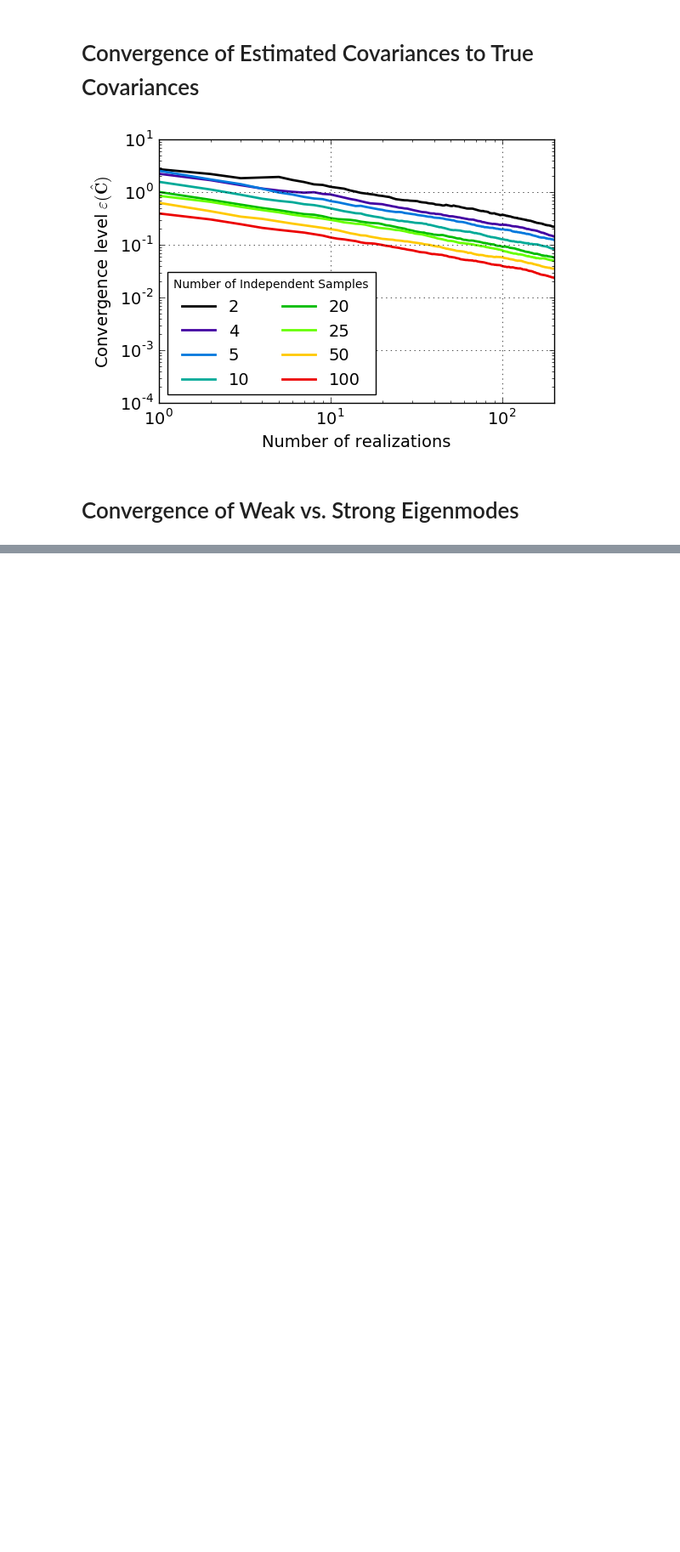
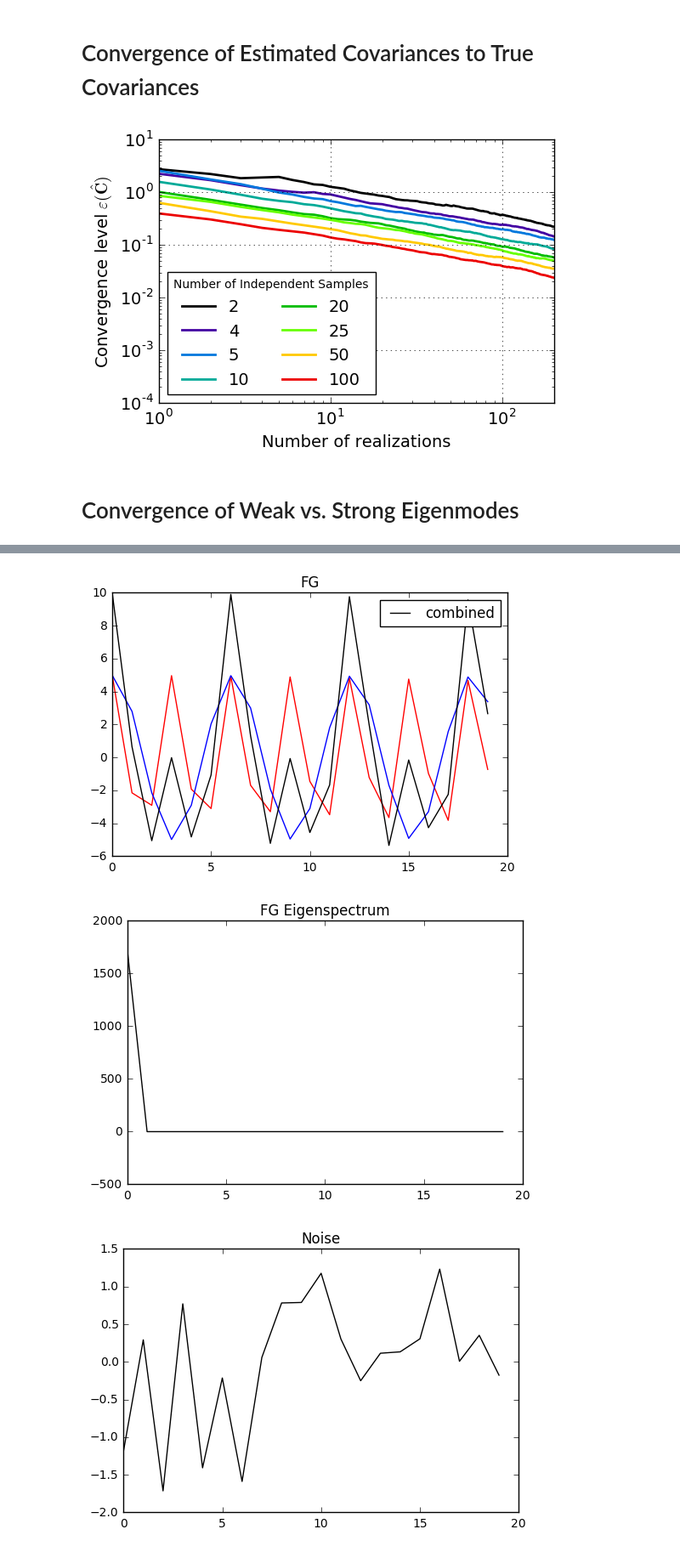
Before and after one commit to carinacheng/PAPERMethods_paper, a Jupyter notebook: jupyter_notebooks/Methods Paper - Signal Loss Toy Model.ipynb, the cells around one changed output, grey strips where cells are left out. Shown at 85% size. Cells and saved outputs as stored; diff of their text form; code cells hidden in the pictures; blank space fills up the shorter version.

Commit message:
latest plotting scripts

```diff
--- a/jupyter_notebooks/Methods Paper - Signal Loss Toy Model.ipynb
+++ b/jupyter_notebooks/Methods Paper - Signal Loss Toy Model.ipynb
@@ -712,0 +776,48 @@ p.show()
+# %%
+# Testing what the eigenspectrum looks like for different FG/noise combinations
+
+FG = []
+FG2 = []
+noise = []
+noise2 = []
+for t in range(times):
+    sine = n.exp(2j*n.pi*(n.linspace(0,n.pi*2,freqs)+t/100.))*5
+    sine2 = n.exp(2j*n.pi*(n.linspace(0,n.pi,freqs)+t/100.))*5
+    FG.append(sine)
+    FG2.append(sine2)
+    noise.append(n.random.normal(scale=1, size=freqs))
+    noise2.append(n.random.normal(scale=100, size=freqs))
+FG = n.array(FG).T
+FG2 = n.array(FG2).T
+FG += FG2
+FG += FG3
+wgts = n.ones_like(FG)
+C_FG = oqe.cov(FG,wgts) # covariance of FG
+l = n.linalg.eigvals(C_FG)
+
+noise = n.array(noise).T
+noise2 = n.array(noise2).T
+noise2[freqs/2:] = 0
+C_noise = oqe.cov(noise+noise2,wgts)
+l_noise = n.linalg.eigvals(C_noise)
+
+p.plot(sine,'r-')
+p.plot(sine2,'b-')
+p.plot(sine+sine2,'k-',label='combined')
+p.title('FG')
+p.legend()
+p.show()
+p.plot(n.sort(l)[::-1],'k-')
+p.title('FG Eigenspectrum')
+p.show()
+
+p.plot(n.random.normal(size=freqs),'k-')
+p.title('Noise')
+p.show()
+p.plot(n.sort(l_noise)[::-1],'k-')
+p.title('Noise Eigenspectrum');p.yscale('log')
+p.show()
+# %% [output]
+[figure, added]
+[figure, added]
+[figure, added]
```
Also changed, not shown: parts of 4 cells of this notebook, 23 other files.
